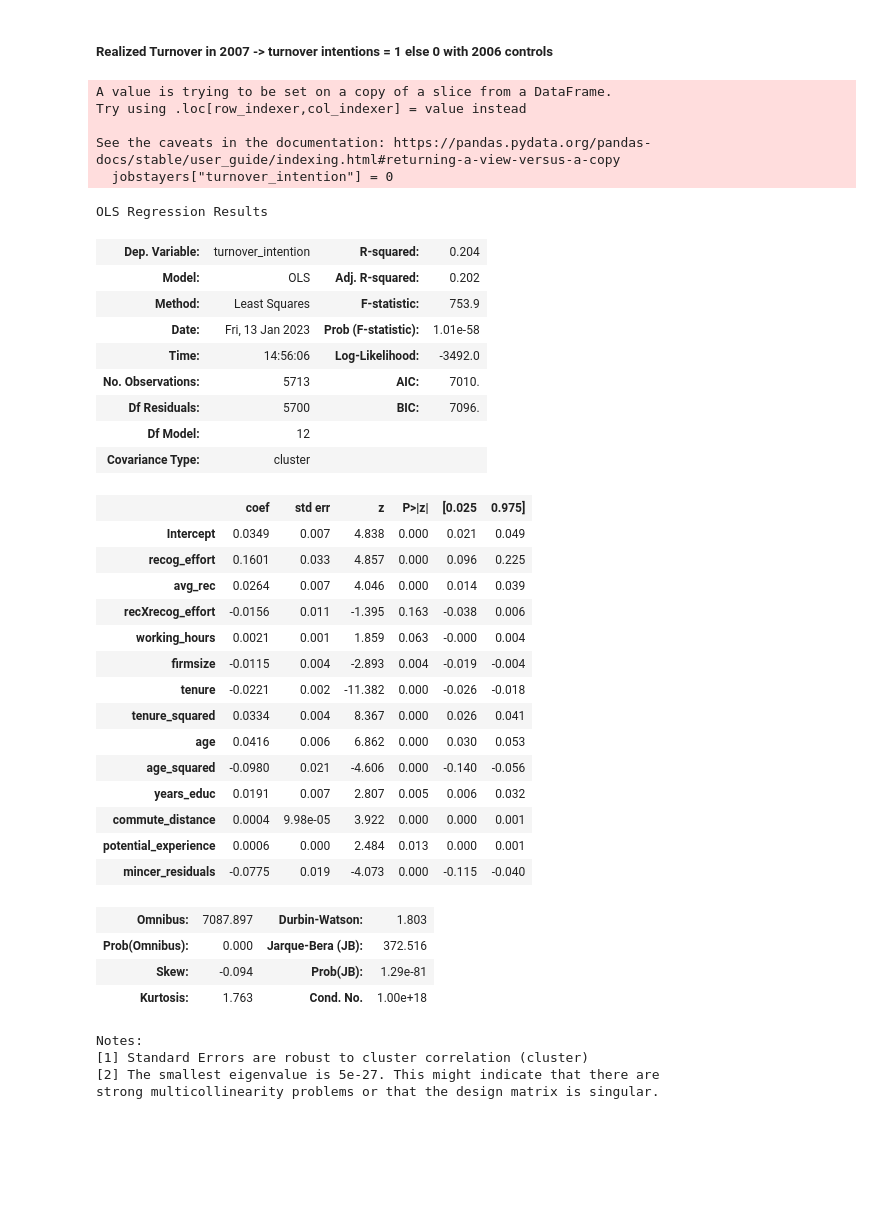
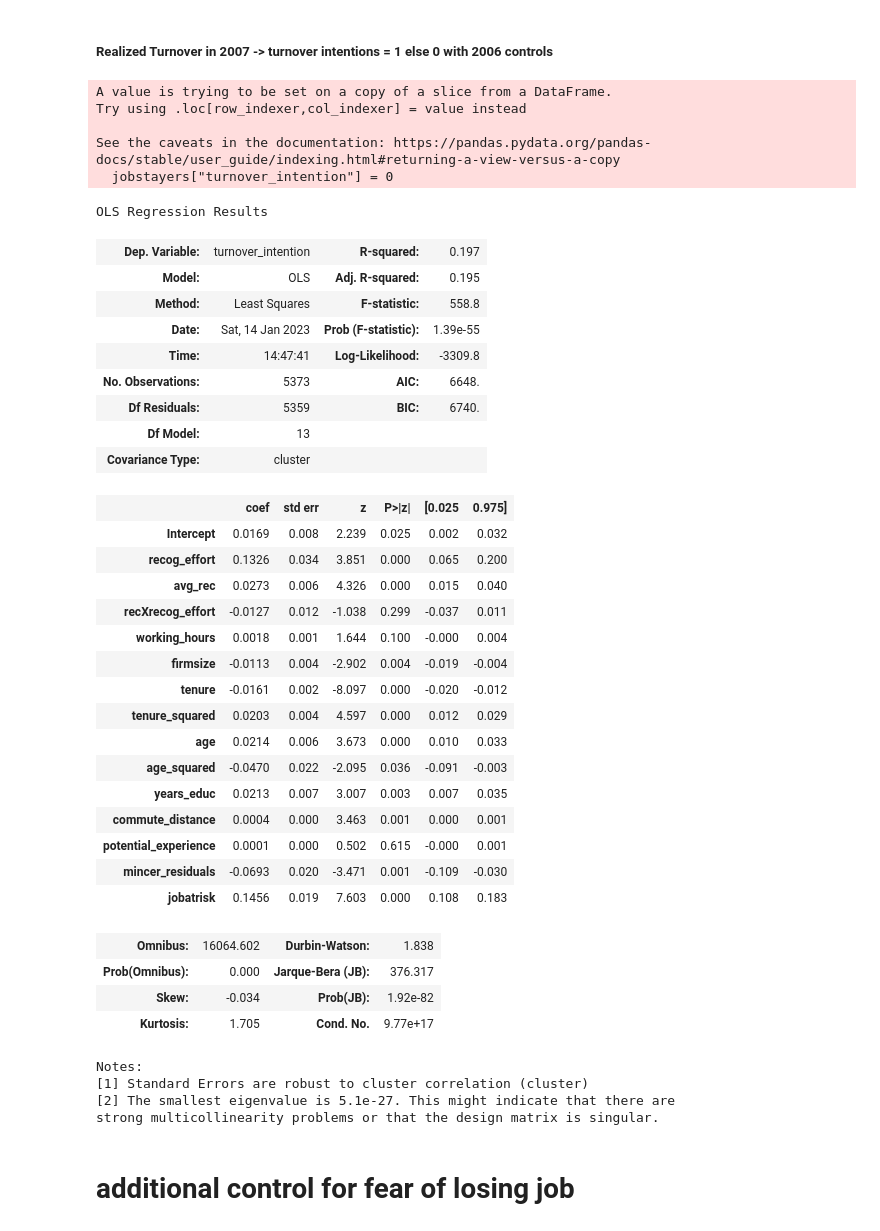
Before and after one commit to maxxxbb/ResearchModule, a Jupyter notebook: src/data_management/FirstRegression.ipynb, the cells around one changed output. Saved outputs shown, nothing was run; the diff lists cells and outputs as text; code cells hidden in the pictures; blank space fills up the shorter version.

Commit message:
added control for job at risk

```diff
--- a/src/data_management/FirstRegression.ipynb
+++ b/src/data_management/FirstRegression.ipynb
@@ -51,14 +51,14 @@ Categories (8, object): ['[-1] keine Angabe' < '[1] Trifft ueberhaupt nicht zu'
 # read in 2006 data
 # personal = personal advancement
 # still includes all unfair treat
-data06 = pd.read_stata(file_paths[1], columns=["pid", "hid", "syear", 'wp43b01', 'wp43b02', 'wp43b03', 'wp43b04', 'wp43b05', 'wp43b06', 'wp43b07','wp43b08' ]).set_index(['pid', 'hid'])
-df_06 = data06.rename(columns={ 'wp43b01': 'recog_sup', 'wp43b02': 'felt_recog_sup',"wp43b03": "recog_effort",  'wp43b04': 'felt_recog_effort', "wp43b05": "recog_personal", "wp43b06" :"felt_recog_personal" ,"wp43b07": "recog_pay",'wp43b08': 'felt_recog_pay'})
+data06 = pd.read_stata(file_paths[1], columns=["pid", "hid", "syear", 'wp43b01', 'wp43b02', 'wp43b03', 'wp43b04', 'wp43b05', 'wp43b06', 'wp43b07','wp43b08', 'wp43a11']).set_index(['pid', 'hid'])
+df_06 = data06.rename(columns={ 'wp43b01': 'recog_sup', 'wp43b02': 'felt_recog_sup',"wp43b03": "recog_effort",  'wp43b04': 'felt_recog_effort', "wp43b05": "recog_personal", "wp43b06" :"felt_recog_personal" ,"wp43b07": "recog_pay",'wp43b08': 'felt_recog_pay' , 'wp43a11': 'jobatrisk'})
 # %%
 #read in 2007 data
 # here left out 'xp8601' for school degree since we have it in another module also 'xp0102' : 'work_satisfaction' for the beginning
 #for outcome and all controls
-data3= pd.read_stata(file_paths[2], columns=["pid", "hid", "syear", 'xp13101' , 'xp13102', 'xp2701', 'xp7302','xp7202','xp28', 'xp3001' ,  'xp5701' , 'xp0102']).set_index(['pid', 'hid'])
-df_07 = data3.rename(columns= {'xp13101':'gender','xp13102': 'year_birth' ,'xp2701': 'turnover_intention' , 'xp7302': 'wage_lastmonth','xp7202': 'overtime','xp28': 'new_job', 'xp3001': 'reason_new_job',  'xp5701' : 'commute_distance' , "xp0102" : "work_satisfaction"})
+data3= pd.read_stata(file_paths[2], columns=["pid", "hid", "syear", 'xp13101' , 'xp13102', 'xp2701', 'xp7302','xp7202','xp28', 'xp3001' ,  'xp5701' , 'xp0102' , 'xp2702']).set_index(['pid', 'hid'])
+df_07 = data3.rename(columns= {'xp13101':'gender','xp13102': 'year_birth' ,'xp2701': 'turnover_intention' , 'xp7302': 'wage_lastmonth','xp7202': 'overtime','xp28': 'new_job', 'xp3001': 'reason_new_job',  'xp5701' : 'commute_distance' , "xp0102" : "work_satisfaction" , 'xp2702' : "fear_losingjob"})
 # %%
 # read in 2007 data from work module
 
@@ -298,7 +298,7 @@ def recode_categoricals(inputdf,rc_cardinal = 0):
     # recode reciprocity variables
     merged[["similar_problems","take_revenge","insult_back"]] = merged[["similar_problems","take_revenge","insult_back"]].apply(lambda x: x.map(reciprocity_questions_mapping))
     # recode recognition variables
-    merged[["recog_sup","recog_effort","recog_personal","recog_pay"]] = merged[["recog_sup","recog_effort","recog_personal","recog_pay"]].apply(lambda x: x.map(recog_mapping))
+    merged[["recog_sup","recog_effort","recog_personal","recog_pay","jobatrisk"]] = merged[["recog_sup","recog_effort","recog_personal","recog_pay","jobatrisk"]].apply(lambda x: x.map(recog_mapping))
     # recode felt recognition variables
     merged[["felt_recog_sup","felt_recog_effort","felt_recog_personal","felt_recog_pay"]] = merged[["felt_recog_sup","felt_recog_effort","felt_recog_personal","felt_recog_pay"]].apply(lambda x: x.map(felt_recog_mapping))
     # recode firm size
@@ -312,10 +312,12 @@ def recode_categoricals(inputdf,rc_cardinal = 0):
     # recode job satisfaction
     merged['work_satisfaction']= merged['work_satisfaction'].map(satisfaction_mapping)
     # recode turnover intention variable
+    merged['fear_losingjob'] = merged['fear_losingjob'].map(turnover_mapping_cardinal)
     if rc_cardinal == 1:
         merged['turnover_intention'] = merged['turnover_intention'].map(turnover_mapping_cardinal)
     else:
         merged['turnover_intention'] = merged['turnover_intention'].map(turnover_mapping)
+
     # recode school degree
     merged['school_degree'] = merged['school_degree'].map(school_degree_mapping)
 
@@ -381,7 +383,7 @@ def add_mincer_residuals(cleaneddata):
     # specify which columns to drop from our dataframe
     df_mincer = cleaneddata.drop(columns=['syear_x', 'similar_problems', 'take_revenge', 'insult_back','syear_y', 'felt_recog_sup', 'felt_recog_effort',
        'recog_personal', 'felt_recog_personal', 'recog_pay', 'felt_recog_pay', 'syear_y', 'year_birth', 'new_job',
-       'reason_new_job', 'school_degree','overtime', 'recog_sup', 'age', 'commute_distance', 'recog_effort', 'working_hours', 'turnover_intention', 'rec1' , 'rec2' , 'rec3' , 'rec4', 'rec5' , 'rec6' , 'rec7' , 'work_satisfaction' , 'sector' , 'tenure_squared'])
+       'reason_new_job', 'school_degree','overtime', 'recog_sup', 'age', 'commute_distance', 'recog_effort', 'working_hours', 'turnover_intention', 'rec1' , 'rec2' , 'rec3' , 'rec4', 'rec5' , 'rec6' , 'rec7' , 'work_satisfaction' , 'sector' , 'tenure_squared' , 'fear_losingjob' , 'jobatrisk'])
     # Convert 'gender' and 'sector' columns to categorical data type
     for col in ['gender']:
         df_mincer[col] = df_mincer[col].astype('category')
@@ -841,56 +847,59 @@ def realizedturnover(df_07):
 # %%
 df_real = realizedturnover(df_07)
 df_real.drop(columns=['similar_problems', 'take_revenge', 'insult_back', 'felt_recog_sup', 'felt_recog_effort',
        'recog_personal', 'felt_recog_personal', 'recog_pay', 'felt_recog_pay', 'year_birth', 'new_job',
        'reason_new_job', 'school_degree','overtime', 'recog_sup','wage_lastmonth', 'rec1' , 'rec2' , 'rec3' , 'rec4', 'rec5' , 'rec6' , 'rec7' , 'work_satisfaction'], inplace = True)
 #  included 'recog_effort'again , excluded overtime due to sample size and wage last month """
 # add interaction term
 df_real["recXrecog_effort"] = df_real["recog_effort"] * df_real["avg_rec"]
 # drop missing data in regression dataframe
 df_real.dropna(inplace=True)
 
-formula_main = 'turnover_intention ~ recog_effort + avg_rec + recXrecog_effort + working_hours + firmsize + tenure + tenure_squared + age + age_squared + years_educ + commute_distance + potential_experience + mincer_residuals'
+formula_main = 'turnover_intention ~ recog_effort + avg_rec + recXrecog_effort + working_hours + firmsize + tenure + tenure_squared + age + age_squared + years_educ + commute_distance + potential_experience + mincer_residuals + jobatrisk'
 # Fit the regression and cluster on the sector variable
 reg = smf.ols(formula_main, data=df_avg_years).fit(cov_type='cluster', cov_kwds={'groups': df_avg_years['sector']})
 
 # Print the regression results
 reg.summary()
 # %% [output]
 A value is trying to be set on a copy of a slice from a DataFrame.
 Try using .loc[row_indexer,col_indexer] = value instead
 
 See the caveats in the documentation: https://pandas.pydata.org/pandas-docs/stable/user_guide/indexing.html#returning-a-view-versus-a-copy
   jobstayers["turnover_intention"] = 0
 OLS Regression Results
-| Dep. Variable: | turnover_intention | R-squared: | 0.204 |
-| Model: | OLS | Adj. R-squared: | 0.202 |
-| Method: | Least Squares | F-statistic: | 753.9 |
-| Date: | Fri, 13 Jan 2023 | Prob (F-statistic): | 1.01e-58 |
-| Time: | 14:56:06 | Log-Likelihood: | -3492.0 |
-| No. Observations: | 5713 | AIC: | 7010. |
-| Df Residuals: | 5700 | BIC: | 7096. |
-| Df Model: | 12 |  |  |
+| Dep. Variable: | turnover_intention | R-squared: | 0.197 |
+| Model: | OLS | Adj. R-squared: | 0.195 |
+| Method: | Least Squares | F-statistic: | 558.8 |
+| Date: | Sat, 14 Jan 2023 | Prob (F-statistic): | 1.39e-55 |
+| Time: | 14:47:41 | Log-Likelihood: | -3309.8 |
+| No. Observations: | 5373 | AIC: | 6648. |
+| Df Residuals: | 5359 | BIC: | 6740. |
+| Df Model: | 13 |  |  |
 | Covariance Type: | cluster |  |  |
 |  | coef | std err | z | P>|z| | [0.025 | 0.975] |
-| Intercept | 0.0349 | 0.007 | 4.838 | 0.000 | 0.021 | 0.049 |
-| recog_effort | 0.1601 | 0.033 | 4.857 | 0.000 | 0.096 | 0.225 |
-| avg_rec | 0.0264 | 0.007 | 4.046 | 0.000 | 0.014 | 0.039 |
-| recXrecog_effort | -0.0156 | 0.011 | -1.395 | 0.163 | -0.038 | 0.006 |
-| working_hours | 0.0021 | 0.001 | 1.859 | 0.063 | -0.000 | 0.004 |
-| firmsize | -0.0115 | 0.004 | -2.893 | 0.004 | -0.019 | -0.004 |
-| tenure | -0.0221 | 0.002 | -11.382 | 0.000 | -0.026 | -0.018 |
-| tenure_squared | 0.0334 | 0.004 | 8.367 | 0.000 | 0.026 | 0.041 |
-| age | 0.0416 | 0.006 | 6.862 | 0.000 | 0.030 | 0.053 |
-| age_squared | -0.0980 | 0.021 | -4.606 | 0.000 | -0.140 | -0.056 |
-| years_educ | 0.0191 | 0.007 | 2.807 | 0.005 | 0.006 | 0.032 |
-| commute_distance | 0.0004 | 9.98e-05 | 3.922 | 0.000 | 0.000 | 0.001 |
-| potential_experience | 0.0006 | 0.000 | 2.484 | 0.013 | 0.000 | 0.001 |
-| mincer_residuals | -0.0775 | 0.019 | -4.073 | 0.000 | -0.115 | -0.040 |
+| Intercept | 0.0169 | 0.008 | 2.239 | 0.025 | 0.002 | 0.032 |
+| recog_effort | 0.1326 | 0.034 | 3.851 | 0.000 | 0.065 | 0.200 |
+| avg_rec | 0.0273 | 0.006 | 4.326 | 0.000 | 0.015 | 0.040 |
+| recXrecog_effort | -0.0127 | 0.012 | -1.038 | 0.299 | -0.037 | 0.011 |
+| working_hours | 0.0018 | 0.001 | 1.644 | 0.100 | -0.000 | 0.004 |
+| firmsize | -0.0113 | 0.004 | -2.902 | 0.004 | -0.019 | -0.004 |
+| tenure | -0.0161 | 0.002 | -8.097 | 0.000 | -0.020 | -0.012 |
+| tenure_squared | 0.0203 | 0.004 | 4.597 | 0.000 | 0.012 | 0.029 |
+| age | 0.0214 | 0.006 | 3.673 | 0.000 | 0.010 | 0.033 |
+| age_squared | -0.0470 | 0.022 | -2.095 | 0.036 | -0.091 | -0.003 |
+| years_educ | 0.0213 | 0.007 | 3.007 | 0.003 | 0.007 | 0.035 |
+| commute_distance | 0.0004 | 0.000 | 3.463 | 0.001 | 0.000 | 0.001 |
+| potential_experience | 0.0001 | 0.000 | 0.502 | 0.615 | -0.000 | 0.001 |
+| mincer_residuals | -0.0693 | 0.020 | -3.471 | 0.001 | -0.109 | -0.030 |
+| jobatrisk | 0.1456 | 0.019 | 7.603 | 0.000 | 0.108 | 0.183 |
-| Omnibus: | 7087.897 | Durbin-Watson: | 1.803 |
-| Prob(Omnibus): | 0.000 | Jarque-Bera (JB): | 372.516 |
-| Skew: | -0.094 | Prob(JB): | 1.29e-81 |
-| Kurtosis: | 1.763 | Cond. No. | 1.00e+18 |
+| Omnibus: | 16064.602 | Durbin-Watson: | 1.838 |
+| Prob(Omnibus): | 0.000 | Jarque-Bera (JB): | 376.317 |
+| Skew: | -0.034 | Prob(JB): | 1.92e-82 |
+| Kurtosis: | 1.705 | Cond. No. | 9.77e+17 |
 Notes:
 [1] Standard Errors are robust to cluster correlation (cluster)
-[2] The smallest eigenvalue is 5e-27. This might indicate that there are
+[2] The smallest eigenvalue is 5.1e-27. This might indicate that there are
 strong multicollinearity problems or that the design matrix is singular.
+# %% [markdown]
+# additional control for fear of losing job
```
Also changed, not shown: parts of 7 cells of this notebook, 2 other files.
